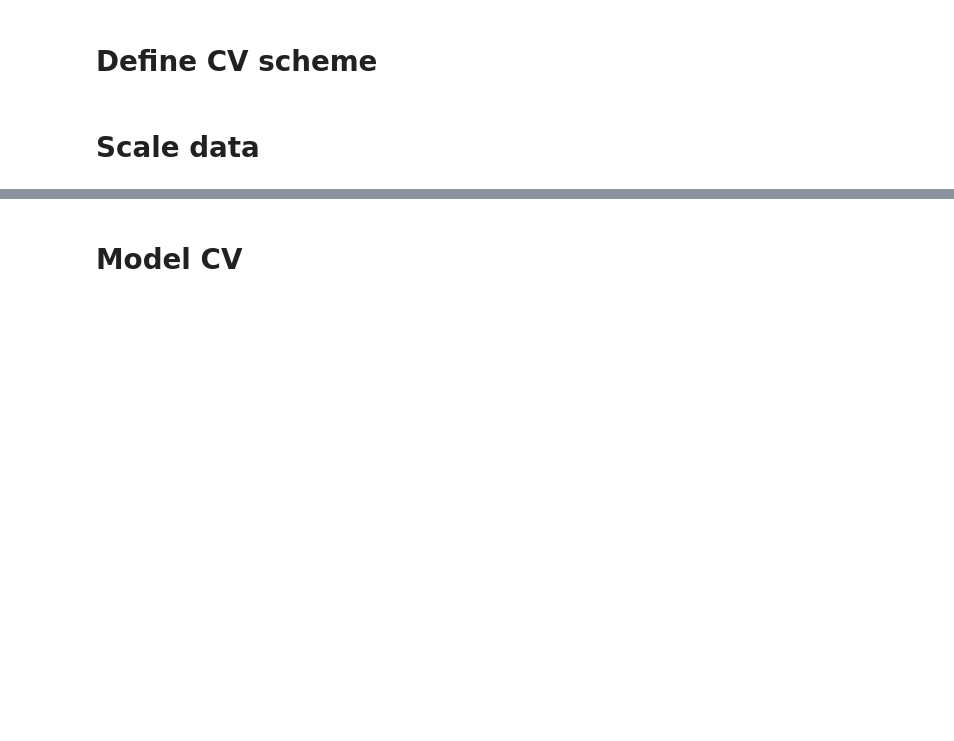
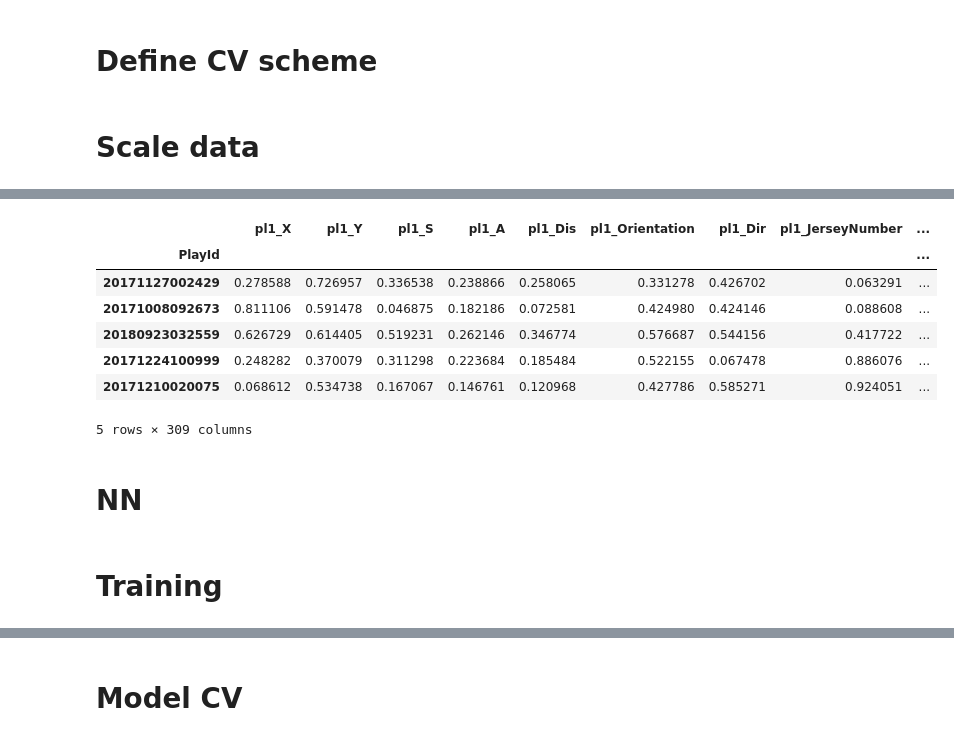
Before and after one commit to btseytlin/NFL-BIg-Data-Kaggle, a Jupyter notebook: pipeline_predict.ipynb, the cells around one changed output, grey strips where cells are left out. Saved outputs shown, nothing was run; the diff lists cells and outputs as text; code cells hidden in the pictures; blank space fills up the shorter version.

```diff
--- a/pipeline_predict.ipynb
+++ b/pipeline_predict.ipynb
@@ -130,0 +151,2 @@ X_train[:10]
+# %%
+X_train, X_val, y_train, y_val = train_test_split(X_train, y_train, test_size=0.2)
@@ -130,0 +157,11 @@ X_train[:10]
+# %%
+X_train.head()
+# %% [output]
+|  | pl1_X | pl1_Y | pl1_S | pl1_A | pl1_Dis | pl1_Orientation | pl1_Dir | pl1_JerseyNumber | ... |
+| PlayId |  |  |  |  |  |  |  |  | ... |
+| 20171127002429 | 0.278588 | 0.726957 | 0.336538 | 0.238866 | 0.258065 | 0.331278 | 0.426702 | 0.063291 | ... |
+| 20171008092673 | 0.811106 | 0.591478 | 0.046875 | 0.182186 | 0.072581 | 0.424980 | 0.424146 | 0.088608 | ... |
+| 20180923032559 | 0.626729 | 0.614405 | 0.519231 | 0.262146 | 0.346774 | 0.576687 | 0.544156 | 0.417722 | ... |
+| 20171224100999 | 0.248282 | 0.370079 | 0.311298 | 0.223684 | 0.185484 | 0.522155 | 0.067478 | 0.886076 | ... |
+| 20171210020075 | 0.068612 | 0.534738 | 0.167067 | 0.146761 | 0.120968 | 0.427786 | 0.585271 | 0.924051 | ... |
+5 rows × 309 columns
@@ -130,0 +171,2 @@ X_train[:10]
+# %% [markdown]
+# NN
@@ -130,0 +228,2 @@ X_train[:10]
+# %% [markdown]
+# Training
```
Also changed, not shown: parts of 39 cells of this notebook, 2 other files.
